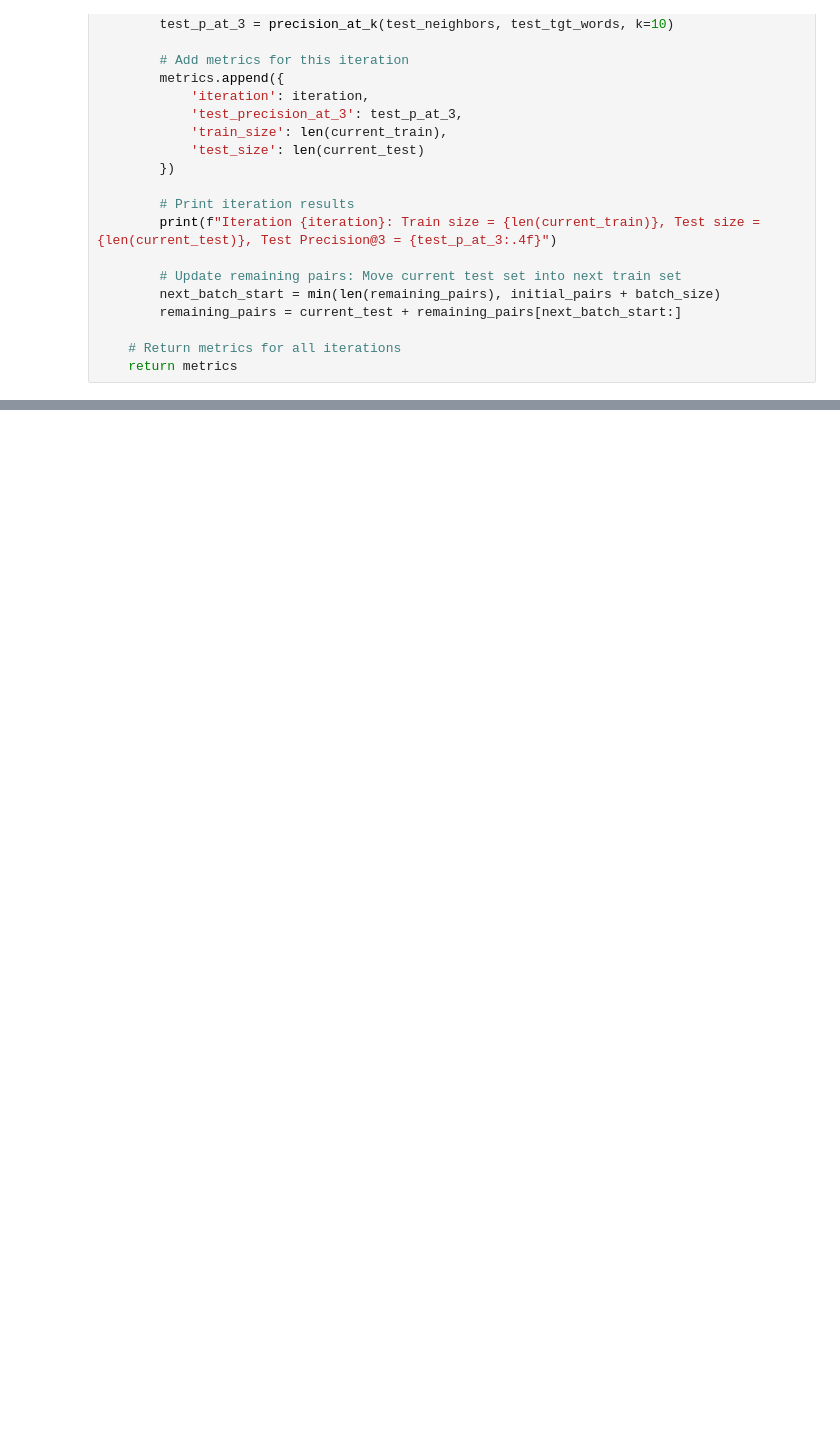
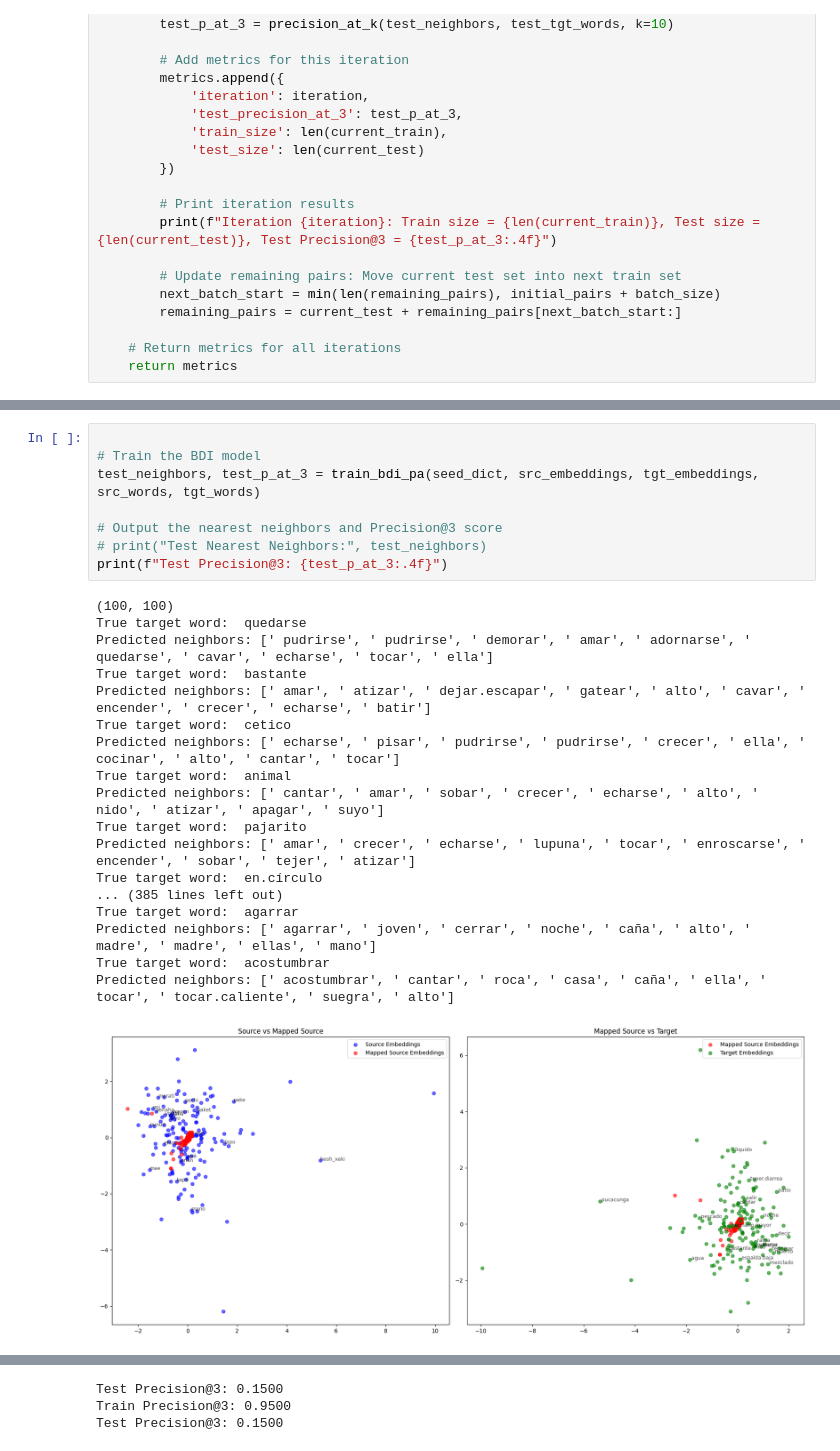
Before and after one commit to amyyy09/langmodel-iskonawa, a Jupyter notebook: O3/bdi/bdi.ipynb, the cells around one changed output, grey strips where cells are left out. Saved outputs shown, nothing was run; the diff lists cells and outputs as text; blank space fills up the shorter version.

```diff
--- a/O3/bdi/bdi.ipynb
+++ b/O3/bdi/bdi.ipynb
@@ -392,2 +521,29 @@ metrics
   'train_size': 160,
   'test_size': 40}]
+# %%
+
+# Train the BDI model
+test_neighbors, test_p_at_3 = train_bdi_pa(seed_dict, src_embeddings, tgt_embeddings, src_words, tgt_words)
+
+# Output the nearest neighbors and Precision@3 score
+# print("Test Nearest Neighbors:", test_neighbors)
+print(f"Test Precision@3: {test_p_at_3:.4f}")
+# %% [output]
+(100, 100)
+True target word:  quedarse
+Predicted neighbors: [' pudrirse', ' pudrirse', ' demorar', ' amar', ' adornarse', ' quedarse', ' cavar', ' echarse', ' tocar', ' ella']
+True target word:  bastante
+Predicted neighbors: [' amar', ' atizar', ' dejar.escapar', ' gatear', ' alto', ' cavar', ' encender', ' crecer', ' echarse', ' batir']
+True target word:  cetico
+Predicted neighbors: [' echarse', ' pisar', ' pudrirse', ' pudrirse', ' crecer', ' ella', ' cocinar', ' alto', ' cantar', ' tocar']
+True target word:  animal
+Predicted neighbors: [' cantar', ' amar', ' sobar', ' crecer', ' echarse', ' alto', ' nido', ' atizar', ' apagar', ' suyo']
+True target word:  pajarito
+Predicted neighbors: [' amar', ' crecer', ' echarse', ' lupuna', ' tocar', ' enroscarse', ' encender', ' sobar', ' tejer', ' atizar']
+True target word:  en.círculo
+... (385 lines left out)
+True target word:  agarrar
+Predicted neighbors: [' agarrar', ' joven', ' cerrar', ' noche', ' caña', ' alto', ' madre', ' madre', ' ellas', ' mano']
+True target word:  acostumbrar
+Predicted neighbors: [' acostumbrar', ' cantar', ' roca', ' casa', ' caña', ' ella', ' tocar', ' tocar.caliente', ' suegra', ' alto']
+[figure, added]
@@ -394,3 +551,6 @@ metrics
+Test Precision@3: 0.1500
+Train Precision@3: 0.9500
+Test Precision@3: 0.1500
 # %%
 metrics = train_bdi_iterative_with_split(
     seed_dict, src_embeddings, tgt_embeddings, src_words, tgt_words, initial_pairs=200, batch_size=100, test_size=0.2
```
Also changed, not shown: parts of 15 cells of this notebook.
